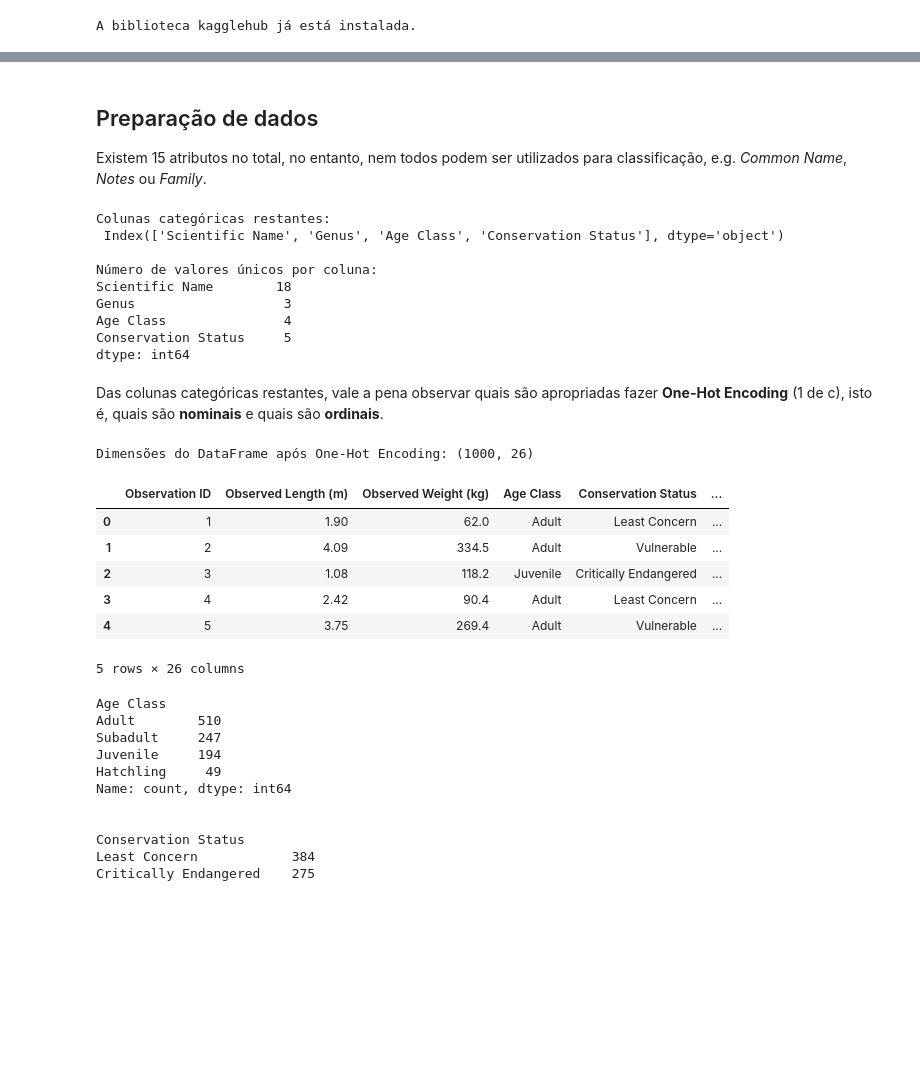
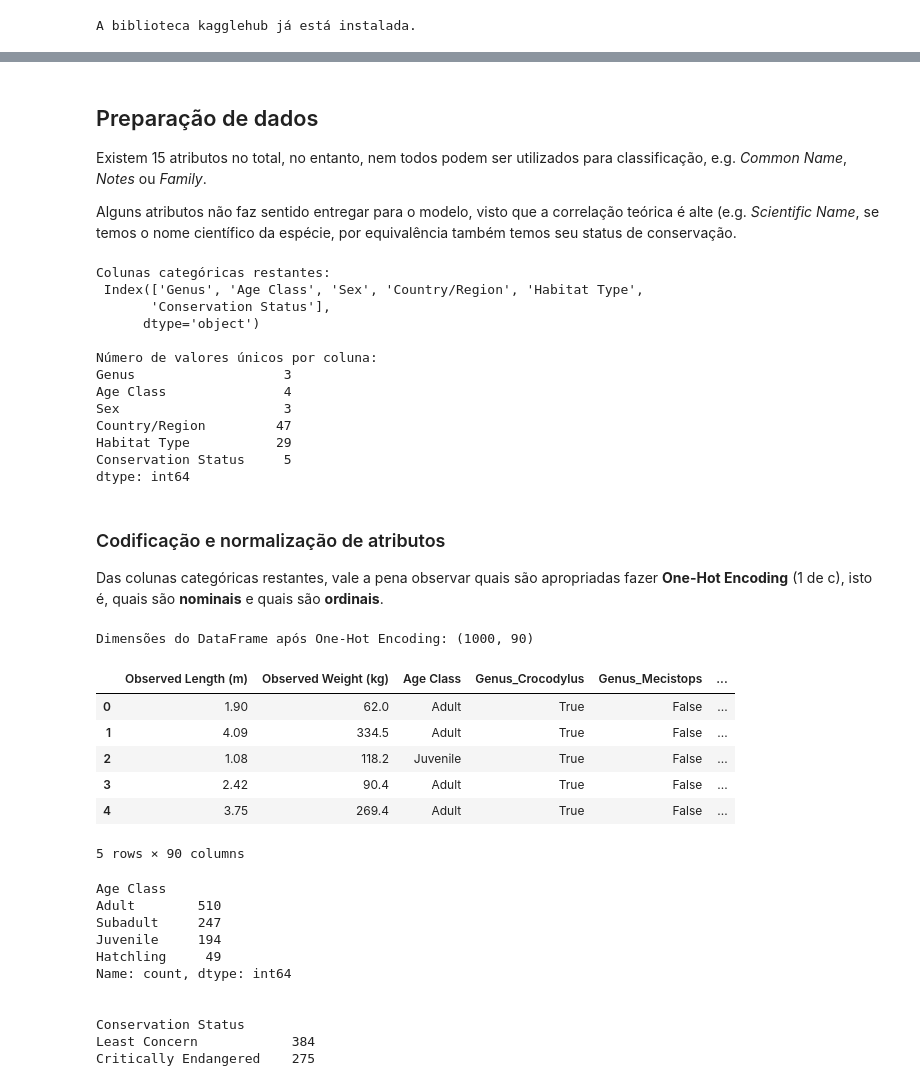
Before and after one commit to Luis-Menezes/NN_SupervisedLearning, a Jupyter notebook: project_1_deliverable.ipynb, the cells around one changed output, grey strips where cells are left out. Drawn from its saved outputs; the diff is of its cells as text; code cells hidden in the pictures; blank space fills up the shorter version.

Commit message:
Final data treatment for classification dataset

```diff
--- a/project_1_deliverable.ipynb
+++ b/project_1_deliverable.ipynb
@@ -84,11 +84,13 @@ Dataset preview:
 ## Preparação de dados
 
 Existem 15 atributos no total, no entanto, nem todos podem ser utilizados para classificação, e.g. *Common Name*, *Notes* ou *Family*.
+
+Alguns atributos não faz sentido entregar para o modelo, visto que a correlação teórica é alte (e.g. *Scientific Name*, se temos o nome científico da espécie, por equivalência também temos seu status de conservação.
 # %%
 
 cleaned_df = df.drop(columns=['Common Name', 'Notes', 'Family',
-                              'Observer Name', 'Country/Region',
-                              'Date of Observation', 'Sex', 'Habitat Type'])
+                              'Observer Name', 'Scientific Name',
+                              'Date of Observation', 'Observation ID'])
 
 # Célula para inspecionar as colunas categóricas
 categorical_cols = cleaned_df.select_dtypes(include=['object']).columns
@@ -97,34 +99,39 @@ print("\nNúmero de valores únicos por coluna:")
 print(cleaned_df[categorical_cols].nunique())
 # %% [output]
 Colunas categóricas restantes:
- Index(['Scientific Name', 'Genus', 'Age Class', 'Conservation Status'], dtype='object')
+ Index(['Genus', 'Age Class', 'Sex', 'Country/Region', 'Habitat Type',
+       'Conservation Status'],
+      dtype='object')
 
 Número de valores únicos por coluna:
-Scientific Name        18
 Genus                   3
 Age Class               4
+Sex                     3
+Country/Region         47
+Habitat Type           29
 Conservation Status     5
 dtype: int64
 # %% [markdown]
+### Codificação e normalização de atributos
 Das colunas categóricas restantes, vale a pena observar quais são apropriadas fazer **One-Hot Encoding** (1 de c), isto é, quais são **nominais** e quais são **ordinais**.
 # %%
 
-cols_nominal = ['Genus', 'Scientific Name'] # Categorias nominais
+cols_nominal = ['Genus', 'Conservation Status', 'Country/Region', 'Habitat Type', 'Sex'] # Categorias nominais
 
 # Aplica o One-Hot Encoding
 encoded_df = pd.get_dummies(cleaned_df, columns=cols_nominal)
 
 print("Dimensões do DataFrame após One-Hot Encoding:", encoded_df.shape)
 display(encoded_df.head())
 # %% [output]
-Dimensões do DataFrame após One-Hot Encoding: (1000, 26)
+Dimensões do DataFrame após One-Hot Encoding: (1000, 90)
-|  | Observation ID | Observed Length (m) | Observed Weight (kg) | Age Class | Conservation Status | ... |
-| 0 | 1 | 1.90 | 62.0 | Adult | Least Concern | ... |
-| 1 | 2 | 4.09 | 334.5 | Adult | Vulnerable | ... |
-| 2 | 3 | 1.08 | 118.2 | Juvenile | Critically Endangered | ... |
-| 3 | 4 | 2.42 | 90.4 | Adult | Least Concern | ... |
-| 4 | 5 | 3.75 | 269.4 | Adult | Vulnerable | ... |
+|  | Observed Length (m) | Observed Weight (kg) | Age Class | Genus_Crocodylus | Genus_Mecistops | ... |
+| 0 | 1.90 | 62.0 | Adult | True | False | ... |
+| 1 | 4.09 | 334.5 | Adult | True | False | ... |
+| 2 | 1.08 | 118.2 | Juvenile | True | False | ... |
+| 3 | 2.42 | 90.4 | Adult | True | False | ... |
+| 4 | 3.75 | 269.4 | Adult | True | False | ... |
-5 rows × 26 columns
+5 rows × 90 columns
 # %%
 cols_ordinal = ['Age Class', 'Conservation Status'] # Categorias ordinais
 
```
Also changed, not shown: parts of 11 cells of this notebook.
